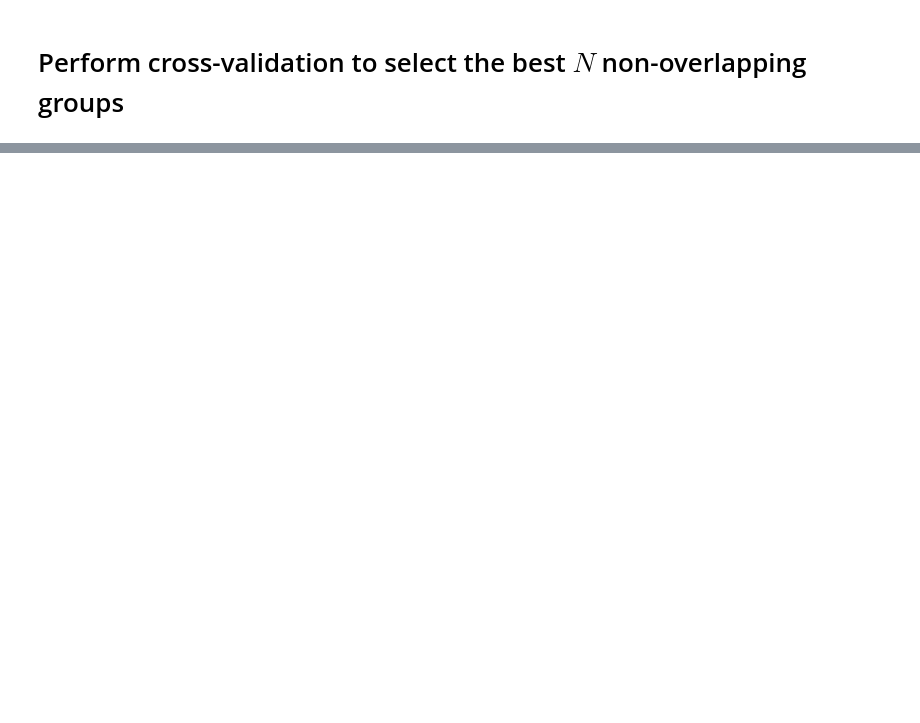
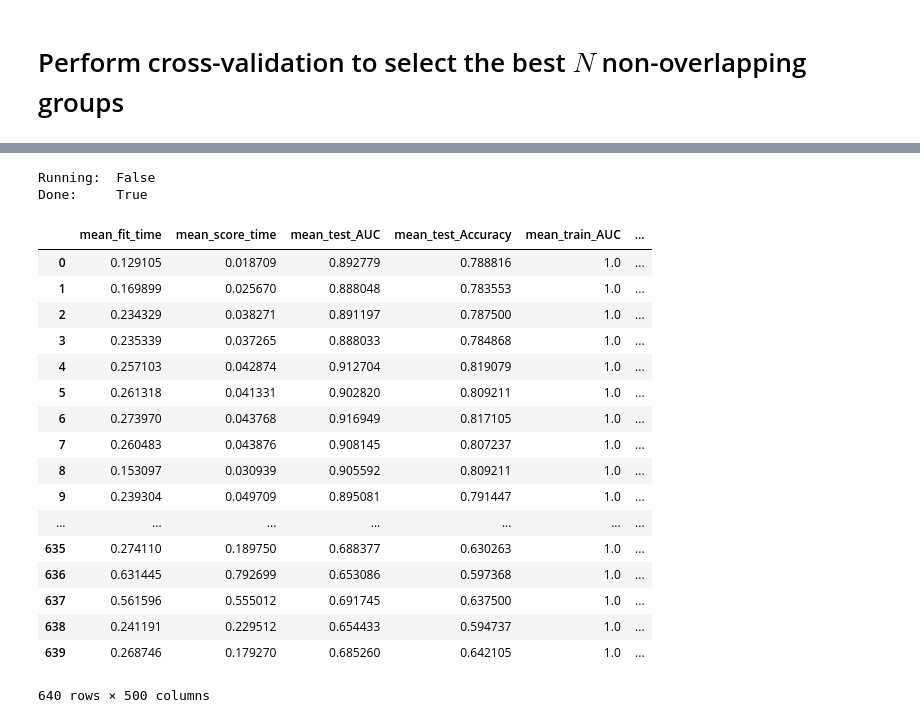
Before and after one commit to yeatmanlab/AFQ-Insight, a Jupyter notebook: examples/afq_random_forest_classification.ipynb, the cells around one changed output, grey strips where cells are left out. Drawn from its saved outputs; the diff is of its cells as text; code cells hidden in the pictures; blank space fills up the shorter version.

```diff
--- a/examples/afq_random_forest_classification.ipynb
+++ b/examples/afq_random_forest_classification.ipynb
@@ -129,3 +185,5 @@ for idx, (f, s) in enumerate(tract_metric_importances):
+# %%
+x_train, x_test, y_train, y_test = train_test_split(x, y, test_size=0.2, stratify=y)
 # %%
 important_labels = [
     pair[0] for pair in tract_metric_importances
@@ -213,0 +191,4 @@ np.max(forest_classify_cv.cv_results_['mean_test_Accuracy'])
+# %%
+args = [(x_train, y_train, n, label_sets, important_labels) for n in np.arange(1, 161)]
+# %%
+cvgrids = knot.map(args, starmap=True)
@@ -213,0 +211,8 @@ np.max(forest_classify_cv.cv_results_['mean_test_Accuracy'])
+# %%
+print('Running: ', cvgrids.running())
+print('Done:    ', cvgrids.done())
+# %% [output]
+Running:  False
+Done:     True
+# %%
+all_cv_grids = cvgrids.result()
@@ -213,0 +221,27 @@ np.max(forest_classify_cv.cv_results_['mean_test_Accuracy'])
+# %%
+df_list = []
+
+for d in all_cv_grids:
+    df_list.append(pd.DataFrame(d))
+
+cv_df = pd.concat(df_list, ignore_index=True)
+cv_df
+# %% [output]
+|  | mean_fit_time | mean_score_time | mean_test_AUC | mean_test_Accuracy | mean_train_AUC | ... |
+| 0 | 0.129105 | 0.018709 | 0.892779 | 0.788816 | 1.0 | ... |
+| 1 | 0.169899 | 0.025670 | 0.888048 | 0.783553 | 1.0 | ... |
+| 2 | 0.234329 | 0.038271 | 0.891197 | 0.787500 | 1.0 | ... |
+| 3 | 0.235339 | 0.037265 | 0.888033 | 0.784868 | 1.0 | ... |
+| 4 | 0.257103 | 0.042874 | 0.912704 | 0.819079 | 1.0 | ... |
+| 5 | 0.261318 | 0.041331 | 0.902820 | 0.809211 | 1.0 | ... |
+| 6 | 0.273970 | 0.043768 | 0.916949 | 0.817105 | 1.0 | ... |
+| 7 | 0.260483 | 0.043876 | 0.908145 | 0.807237 | 1.0 | ... |
+| 8 | 0.153097 | 0.030939 | 0.905592 | 0.809211 | 1.0 | ... |
+| 9 | 0.239304 | 0.049709 | 0.895081 | 0.791447 | 1.0 | ... |
+| ... | ... | ... | ... | ... | ... | ... |
+| 635 | 0.274110 | 0.189750 | 0.688377 | 0.630263 | 1.0 | ... |
+| 636 | 0.631445 | 0.792699 | 0.653086 | 0.597368 | 1.0 | ... |
+| 637 | 0.561596 | 0.555012 | 0.691745 | 0.637500 | 1.0 | ... |
+| 638 | 0.241191 | 0.229512 | 0.654433 | 0.594737 | 1.0 | ... |
+| 639 | 0.268746 | 0.179270 | 0.685260 | 0.642105 | 1.0 | ... |
+640 rows × 500 columns
```
Also changed, not shown: parts of 24 cells of this notebook, 3 other files.
